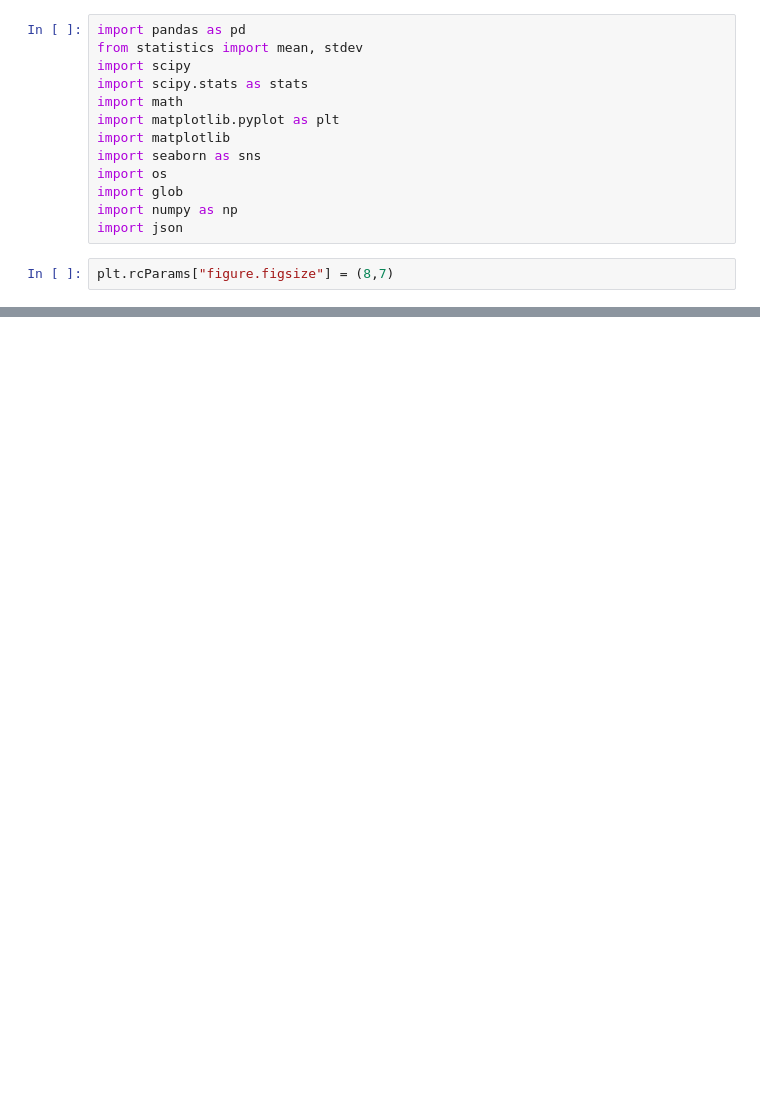
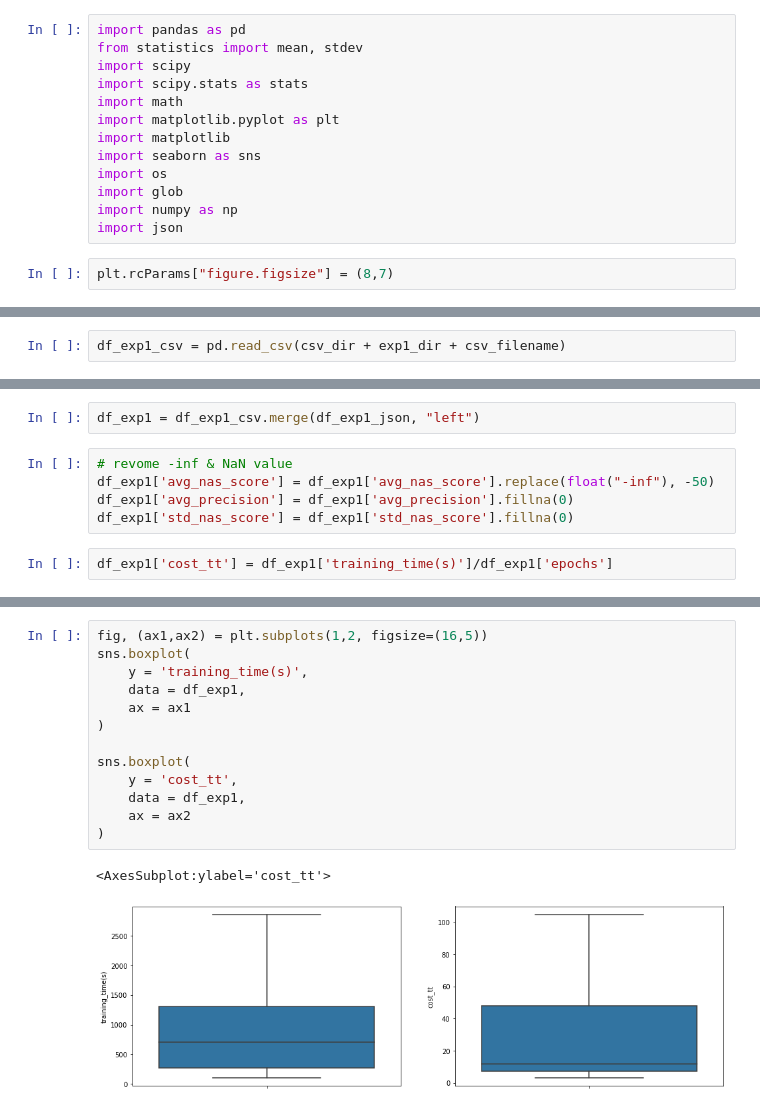
Before and after one commit to antgratia/CNNGenProject, a Jupyter notebook: stateMachineLanguage.generator/output/zenScore_Analysis.ipynb, the cells around one changed output, grey strips where cells are left out. Drawn from its saved outputs; the diff is of its cells as text; blank space fills up the shorter version.

```diff
--- a/stateMachineLanguage.generator/output/zenScore_Analysis.ipynb
+++ b/stateMachineLanguage.generator/output/zenScore_Analysis.ipynb
@@ -15,0 +53,2 @@ plt.rcParams["figure.figsize"] = (8,7)
+# %%
+df_exp1_csv = pd.read_csv(csv_dir + exp1_dir + csv_filename)
@@ -15,0 +71,9 @@ plt.rcParams["figure.figsize"] = (8,7)
+# %%
+df_exp1 = df_exp1_csv.merge(df_exp1_json, "left")
+# %%
+# revome -inf & NaN value
+df_exp1['avg_nas_score'] = df_exp1['avg_nas_score'].replace(float("-inf"), -50)
+df_exp1['avg_precision'] = df_exp1['avg_precision'].fillna(0)
+df_exp1['std_nas_score'] = df_exp1['std_nas_score'].fillna(0)
+# %%
+df_exp1['cost_tt'] = df_exp1['training_time(s)']/df_exp1['epochs']
@@ -15,0 +94,16 @@ plt.rcParams["figure.figsize"] = (8,7)
+# %%
+fig, (ax1,ax2) = plt.subplots(1,2, figsize=(16,5))
+sns.boxplot(
+    y = 'training_time(s)',
+    data = df_exp1,
+    ax = ax1
+)
+
+sns.boxplot(
+    y = 'cost_tt',
+    data = df_exp1,
+    ax = ax2
+)
+# %% [output]
+<AxesSubplot:ylabel='cost_tt'>
+[figure, added]
```
Also changed, not shown: parts of 16 cells of this notebook, 26 other files.
